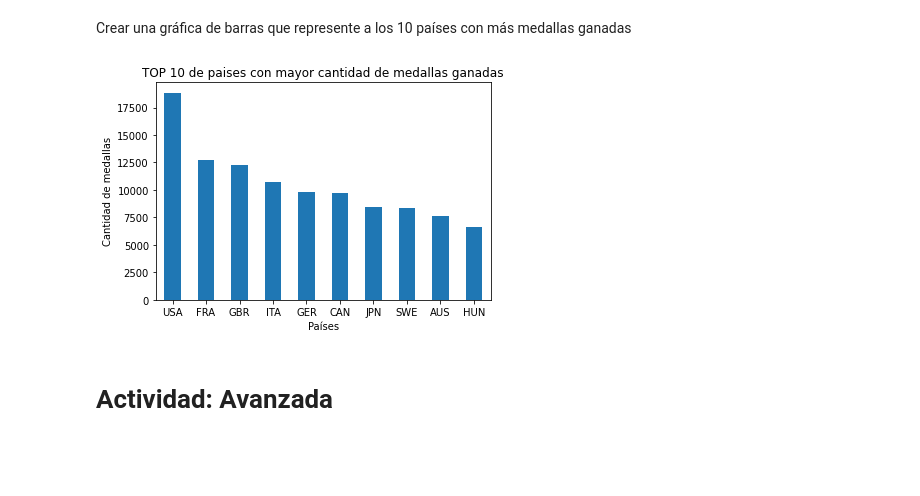
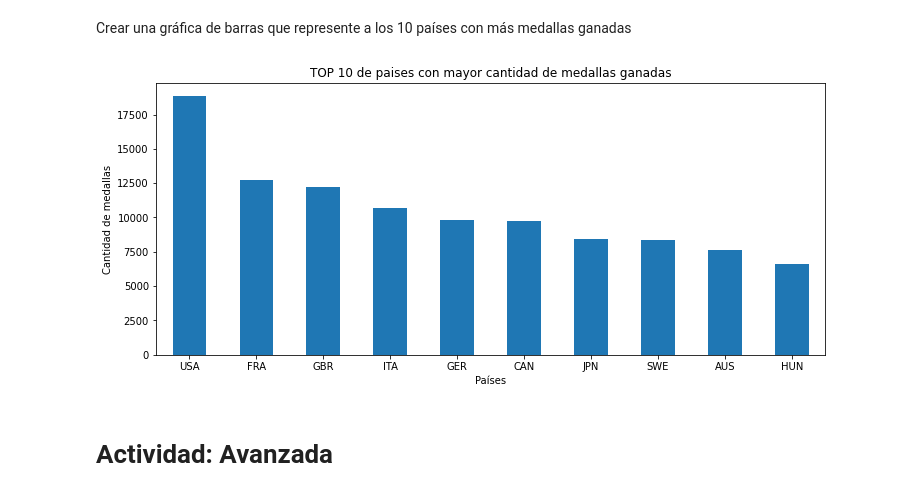
Before and after one commit to Brunoware/Actividades_Python_Fundamentals, a Jupyter notebook: Actividades/Actividad_16_Python_Fundamentals.ipynb, the cells around one changed output. Drawn from its saved outputs; the diff is of its cells as text; code cells hidden in the pictures; blank space fills up the shorter version.

```diff
--- a/Actividades/Actividad_16_Python_Fundamentals.ipynb
+++ b/Actividades/Actividad_16_Python_Fundamentals.ipynb
@@ -22,15 +22,22 @@ Crear una gráfica de barras que represente a los 10 países con más medallas g
 # %%
 # importar matplotlib
 import matplotlib.pyplot as plt
 %matplotlib inline
+
+# tamaño del gráfico
+plt.figure(figsize=(12,5))
+
+# plotear gráfico de barras
 df.NOC.value_counts().head(10).plot(kind='bar')
+
+# nombre en los labels y titulo
 plt.xlabel('Países')
 plt.ylabel('Cantidad de medallas')
 plt.title('TOP 10 de paises con mayor cantidad de medallas ganadas')
 plt.xticks(rotation=0)
 plt.show()
 # %% [output]
-[figure, old version]
+[figure, new version]
 # %% [markdown]
 # Actividad: Avanzada
 # %% [markdown]
```
Also changed, not shown: parts of 1 cell of this notebook.
